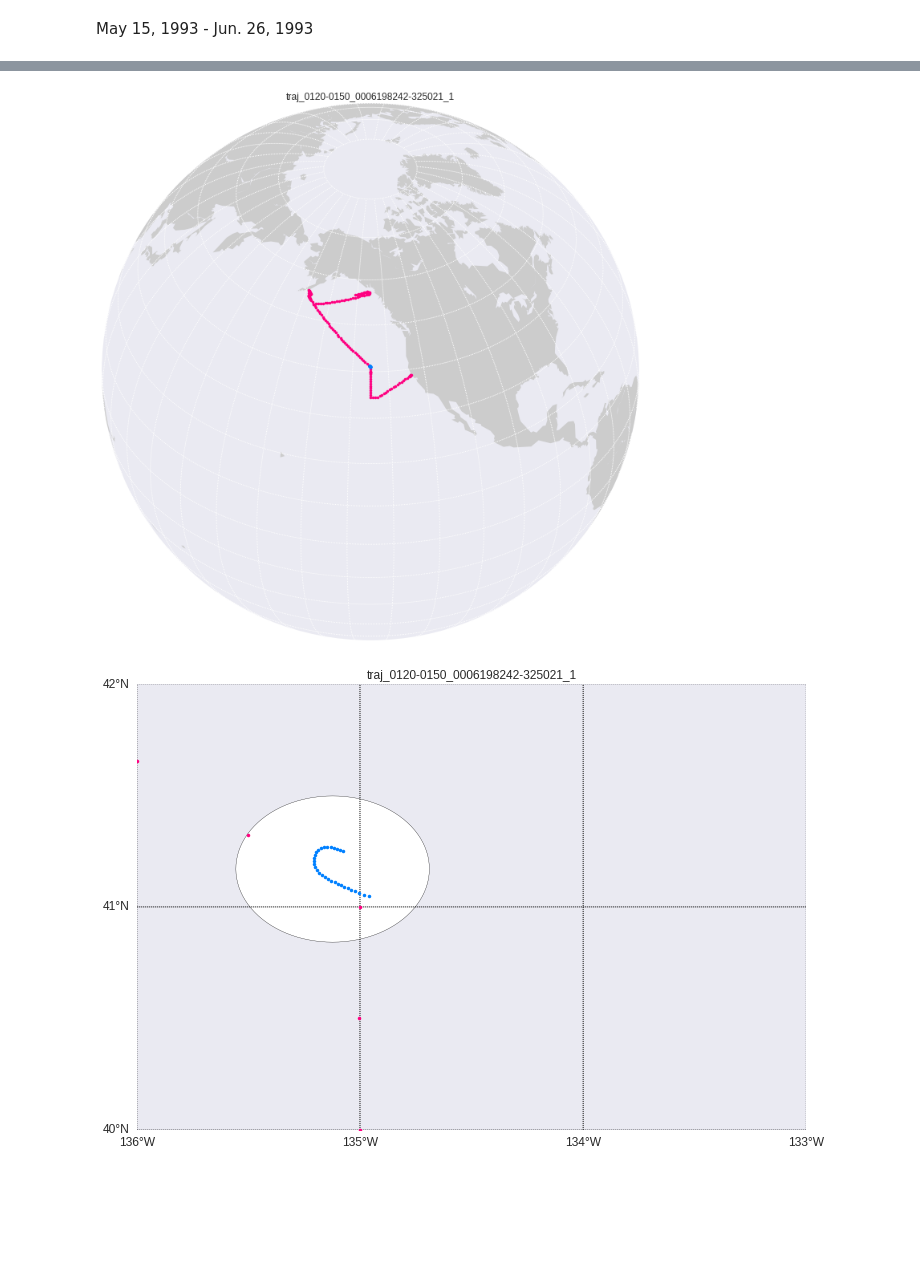
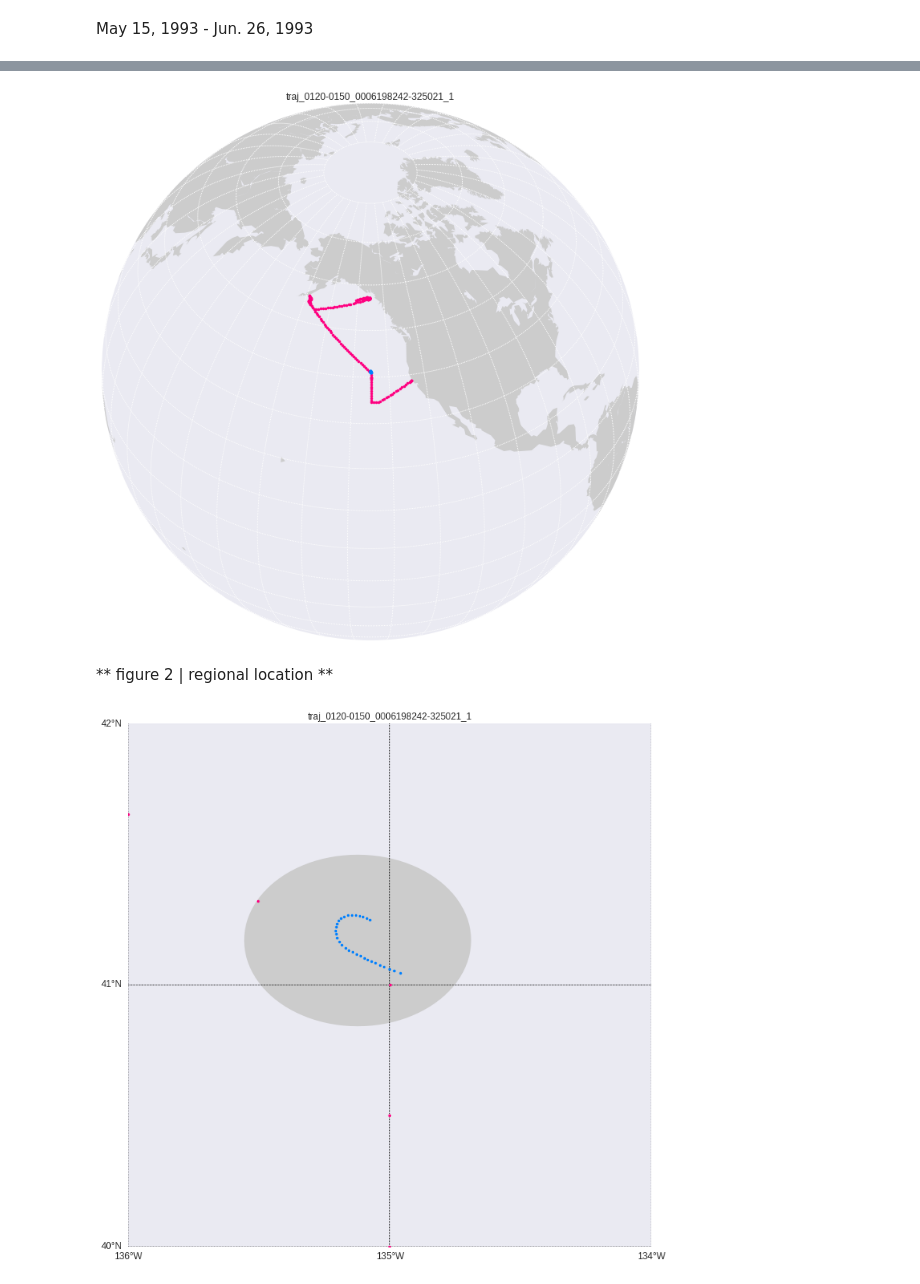
Before and after one commit to eapsclimate/cchdo-data, a Jupyter notebook: rcs-eddies/traj_0120-0150_0006198242-325021_1.ipynb, the cells around one changed output, grey strips where cells are left out. Cells and saved outputs as stored; diff of their text form; code cells hidden in the pictures; blank space fills up the shorter version.

```diff
--- a/rcs-eddies/traj_0120-0150_0006198242-325021_1.ipynb
+++ b/rcs-eddies/traj_0120-0150_0006198242-325021_1.ipynb
@@ -99,10 +93,11 @@ for expo in cchdo_ctd.find({'expocode': expo_code}).sort('time', 1):
 # %%
 sns.set()
 plt.rcParams['figure.figsize'] = (12, 12)
-my_map = Basemap(projection='ortho', lon_0=225, lat_0=40, resolution='c')
-my_map.drawmapboundary(linewidth=0)
-my_map.drawparallels(np.arange(-90, 90, 10), color='w')
-my_map.drawmeridians(np.arange(0, 360, 10), color='w')
+my_map = Basemap(projection='ortho', resolution='c',\
+                 lon_0=lon_eddy_mean, lat_0=lat_eddy_mean)
+my_map.drawmapboundary('none')
+my_map.drawparallels(np.arange(-90, 90, 10), color='#ffffff')
+my_map.drawmeridians(np.arange(0, 360, 10), color='#ffffff')
 my_map.fillcontinents()
 x_eddy, y_eddy = my_map(lon_eddy, lat_eddy)
 x_expo, y_expo = my_map(lon_expo, lat_expo)
@@ -112,23 +107,25 @@ plt.title(eddy_code + '-' + expo_code)
 plt.savefig('figures/figure-0/' + eddy_code + '-' + expo_code + '.jpeg')
 plt.show()
 # %% [output]
-[figure, old version]
+[figure, new version]
+# %% [markdown]
+** figure 2 | regional location **
 # %%
 sns.set()
 plt.rcParams['figure.figsize'] = (12, 12)
-my_map = Basemap(projection='cyl', llcrnrlat=40, urcrnrlat=42,\
-                 llcrnrlon=-136, urcrnrlon=-133, resolution='c')
+my_map = Basemap(projection='cyl', resolution='c',\
+                 llcrnrlat=40, urcrnrlat=42, llcrnrlon=-136, urcrnrlon=-134)
 my_map.tissot(lon_0=lon_eddy_mean, lat_0=lat_eddy_mean, radius_deg=eddy_radius_degree,\
-              npts=100, facecolor='white', zorder=1)
+              npts=100, fc='#cccccc', ec='none', zorder=1)
 my_map.fillcontinents()
-my_map.drawparallels(np.arange(-90, 90, 1), labels=[True,False,False,True])
-my_map.drawmeridians(np.arange(0, 360, 1), labels=[True,False,False,True])
+my_map.drawparallels(np.arange(-90, 90, 1), labels=[1,0,0,0])
+my_map.drawmeridians(np.arange(0, 360, 1), labels=[0,0,0,1])
 x_eddy, y_eddy = my_map(lon_eddy, lat_eddy)
 x_expo, y_expo = my_map(lon_expo, lat_expo)
 my_map.plot(x_eddy, y_eddy, '.', color='#0080ff')
 my_map.plot(x_expo, y_expo, '.', color='#ff0080')
 plt.title(eddy_code + '-' + expo_code)
 plt.savefig('figures/figure-1/' + eddy_code + '-' + expo_code + '.jpeg')
 plt.show()
 # %% [output]
-[figure, old version]
+[figure, new version]
```
Also changed, not shown: parts of 25 cells of this notebook, 9 other files.
